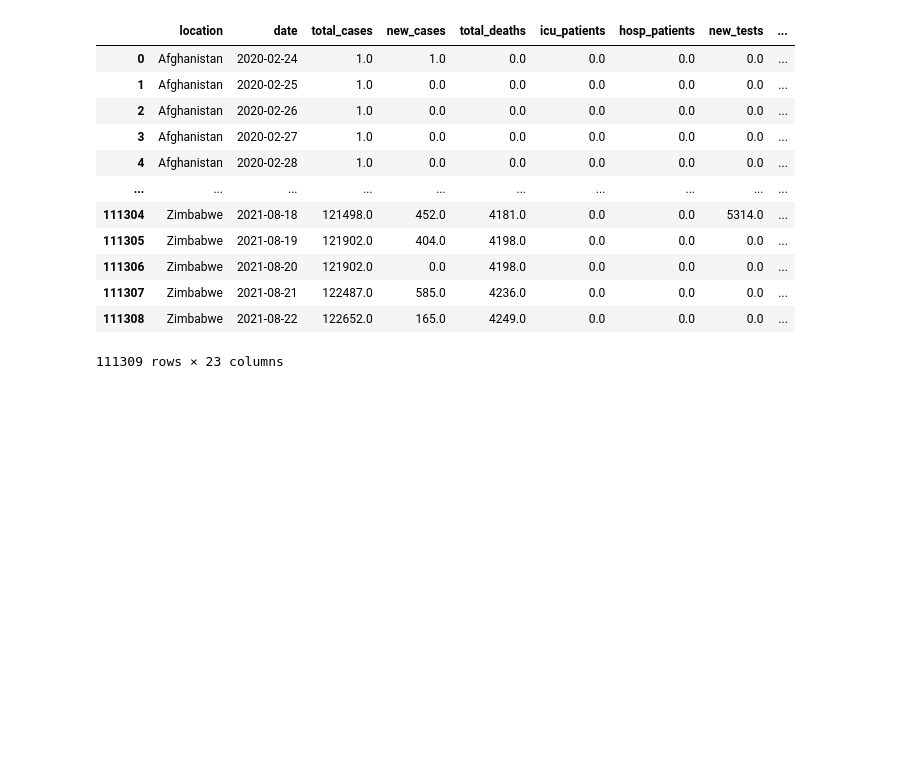
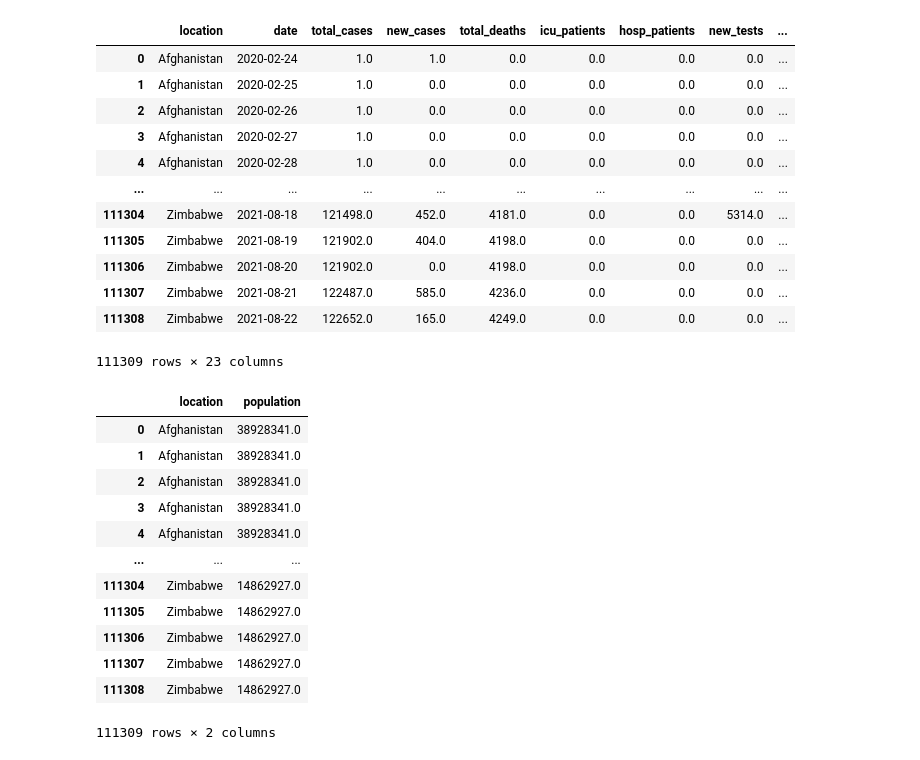
Before and after one commit to snkty8/Test_COVID_Project, a Jupyter notebook: ETL_COVID_dataset.ipynb, the cells around one changed output. Cells and saved outputs as stored; diff of their text form; code cells hidden in the pictures; blank space fills up the shorter version.

Commit message:
i want pop per country

```diff
--- a/ETL_COVID_dataset.ipynb
+++ b/ETL_COVID_dataset.ipynb
@@ -203,3 +203,20 @@ covid
 | 111307 | Zimbabwe | 2021-08-21 | 122487.0 | 585.0 | 4236.0 | 0.0 | 0.0 | 0.0 | ... |
 | 111308 | Zimbabwe | 2021-08-22 | 122652.0 | 165.0 | 4249.0 | 0.0 | 0.0 | 0.0 | ... |
 111309 rows × 23 columns
+# %%
+population_count_per_country = covid[['location', 'population']]
+population_count_per_country
+# %% [output]
+|  | location | population |
+| 0 | Afghanistan | 38928341.0 |
+| 1 | Afghanistan | 38928341.0 |
+| 2 | Afghanistan | 38928341.0 |
+| 3 | Afghanistan | 38928341.0 |
+| 4 | Afghanistan | 38928341.0 |
+| ... | ... | ... |
+| 111304 | Zimbabwe | 14862927.0 |
+| 111305 | Zimbabwe | 14862927.0 |
+| 111306 | Zimbabwe | 14862927.0 |
+| 111307 | Zimbabwe | 14862927.0 |
+| 111308 | Zimbabwe | 14862927.0 |
+111309 rows × 2 columns
```
Also changed, not shown: parts of 1 cell of this notebook.
